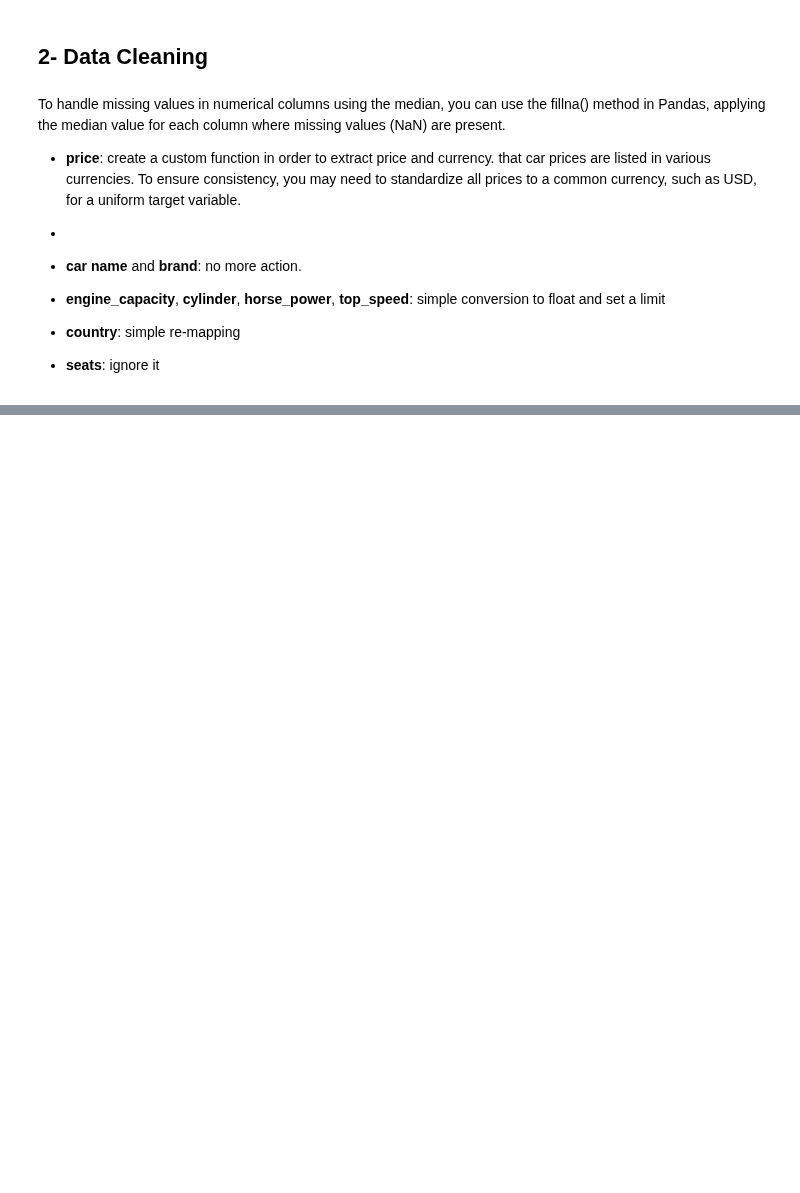
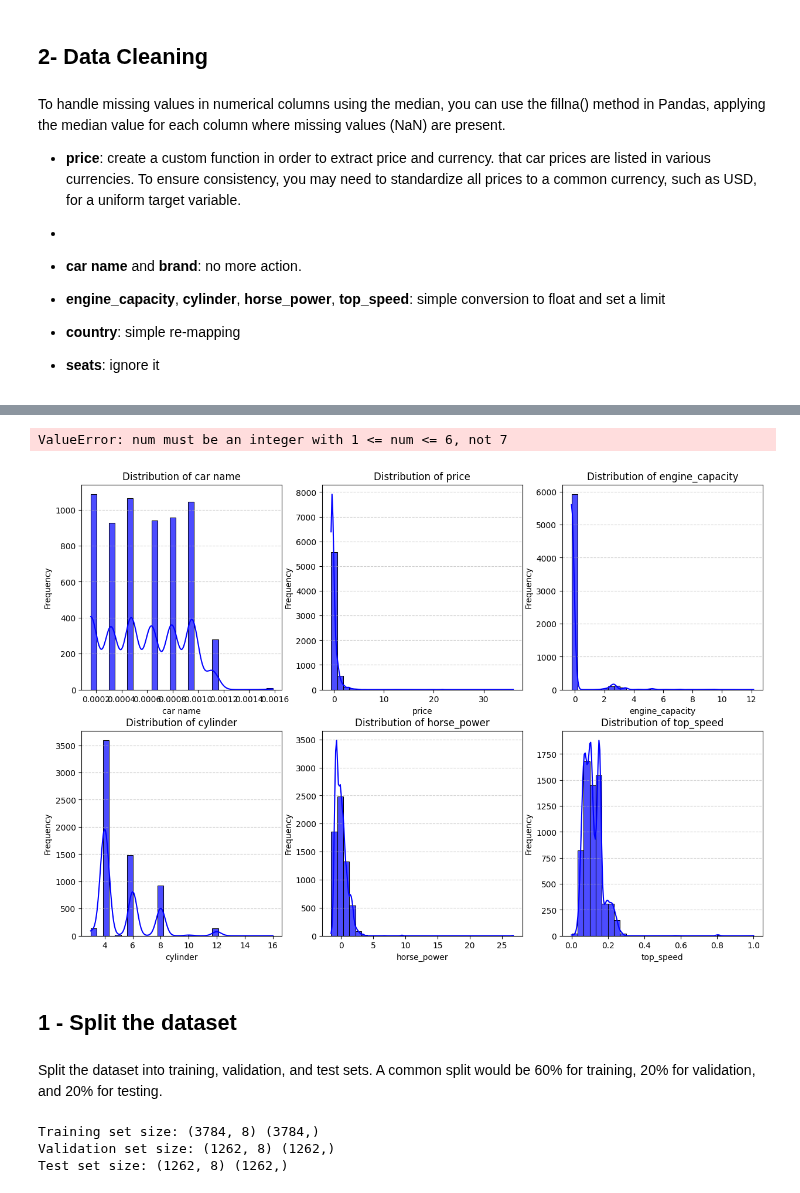
Before and after one commit to sondosshahin/Machine-Learning-Project-Regression-Analysis-and-Model-Selection-, a Jupyter notebook: notebook00f1b01f89.ipynb, the cells around one changed output, grey strips where cells are left out. Drawn from its saved outputs; the diff is of its cells as text; code cells hidden in the pictures; blank space fills up the shorter version.

```diff
--- a/notebook00f1b01f89.ipynb
+++ b/notebook00f1b01f89.ipynb
@@ -409,0 +287,28 @@ NameError: name 'dataset' is not defined
+# %%
+columns_to_standardize = ['price', 'horse_power','engine_capacity']
+columns_to_normalize = ['top_speed']
+
+scaler_standard = StandardScaler()
+scaler_minmax = MinMaxScaler()
+
+# data_standardized = df_upd.copy()
+# data_standardized[columns_to_standardize] = scaler_standard.fit_transform(df_upd[columns_to_standardize])
+# df_upd[columns_to_standardize] = scaler_standard.fit_transform(df_upd[columns_to_standardize])
+
+# print(df_upd[columns_to_standardize].dtypes)
+# print(df_upd[columns_to_standardize].head())
+
+
+data_normalized = df_upd.copy()
+data_normalized[columns_to_normalize] = scaler_minmax.fit_transform(df_upd[columns_to_normalize])
+df_upd[columns_to_normalize] = scaler_minmax.fit_transform(df_upd[columns_to_normalize])
+
+
+for column in df_upd:
+    if column in columns_to_standardize:
+        print(f'{column} range before standardizing: {df_upd[column].min()} - {df_upd[column].max()}')
+        print(f'{column} range after standardizing: {data_standardized[column].min()} - {data_standardized[column].max()}')
+    elif column in columns_to_normalize:
+        print(f'{column} range before normalizing: {df_upd[column].min()} - {df_upd[column].max()}')
+        print(f'{column} range after normalizing: {data_normalized[column].min()} - {data_normalized[column].max()}')
+    print("\n\n")
@@ -409,0 +336,44 @@ NameError: name 'dataset' is not defined
+# %%
+import matplotlib.pyplot as plt
+import seaborn as sns
+plt.figure(figsize=(15, 10))  # Set figure size
+for i, column in enumerate(df_upd, 1):
+    plt.subplot(2, 3, i)  # Arrange subplots in 2 rows and 3 columns
+    sns.histplot(df_upd[column], kde=True, bins=30, color='blue', alpha=0.7)  # Histogram with KDE
+    plt.title(f"Distribution of {column}", fontsize=12)  # Add a title
+    plt.xlabel(column, fontsize=10)  # Label x-axis
+    plt.ylabel("Frequency", fontsize=10)  # Label y-axis
+    plt.grid(axis='y', linestyle='--', alpha=0.6)  # Add grid for better readability
+
+# Adjust layout to prevent overlap
+plt.tight_layout()
+plt.show()
+# %% [output]
+ValueError: num must be an integer with 1 <= num <= 6, not 7
+[figure, added]
+# %% [markdown]
+## 1 - Split the dataset
+# %% [markdown]
+Split the dataset into training, validation, and test sets. A common split would be
+60% for training, 20% for validation, and 20% for testing.
+# %%
+# First, split the data into 80% training+validation and 20% testing
+from sklearn.model_selection import train_test_split
+from sklearn.preprocessing import LabelEncoder
+
+X = df_upd.drop(columns='price')  # price is the target column
+y = df_upd['price']
+X_train_val, X_test, y_train_val, y_test = train_test_split(X , y, test_size=0.2, random_state=42)
+
+# Then, split the 80% training+validation into 60% training and 20% validation
+X_train, X_val, y_train, y_val = train_test_split(X_train_val, y_train_val, test_size=0.25, random_state=42)
+
+
+# Print the sizes of each split
+print("Training set size:", X_train.shape, y_train.shape)
+print("Validation set size:", X_val.shape, y_val.shape)
+print("Test set size:", X_test.shape, y_test.shape)
+# %% [output]
+Training set size: (3784, 8) (3784,)
+Validation set size: (1262, 8) (1262,)
+Test set size: (1262, 8) (1262,)
```
Also changed, not shown: parts of 10 cells of this notebook, 1 other file.
